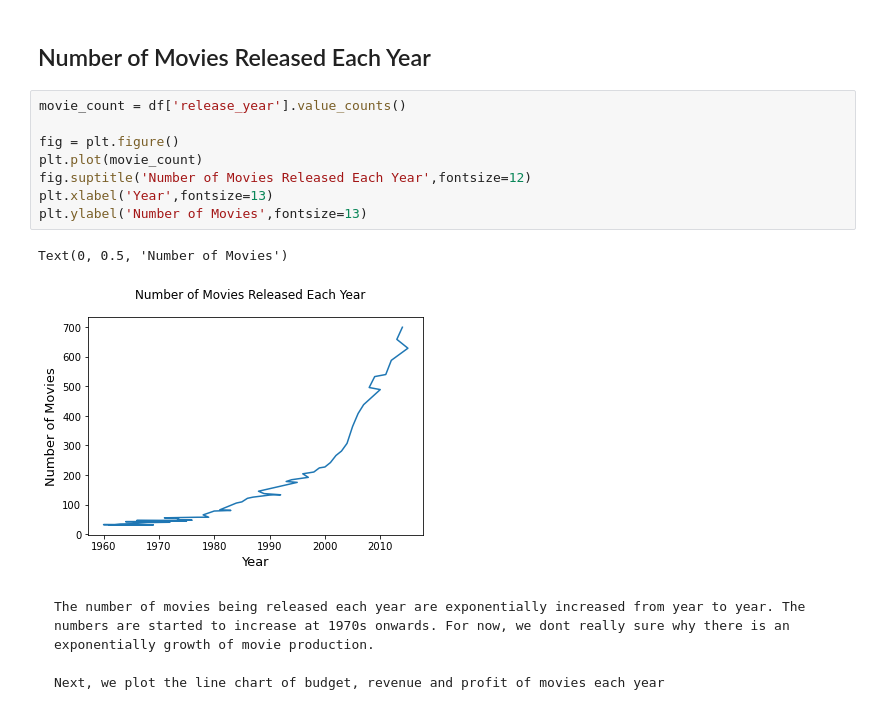
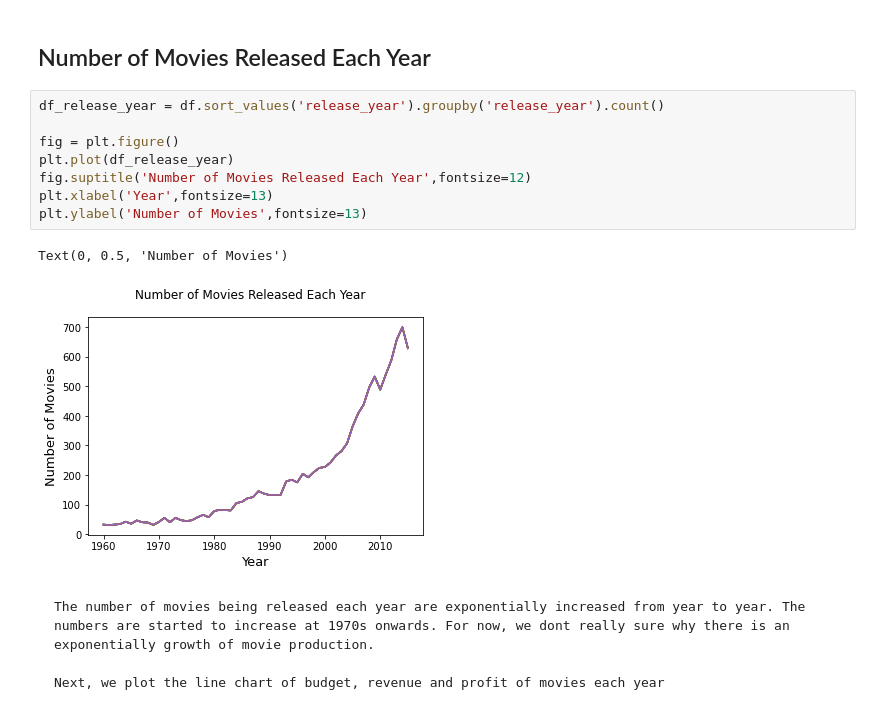
Before and after one commit to darwin2410-py/TMDB_Movies_EDA, a Jupyter notebook: tmdb_movies_eda.ipynb, the cells around one changed output. Saved outputs shown, nothing was run; the diff lists cells and outputs as text.

```diff
--- a/tmdb_movies_eda.ipynb
+++ b/tmdb_movies_eda.ipynb
@@ -177,16 +177,16 @@ df.sort_values('profit', ascending=False).head(3)
 # %% [markdown]
 ## Number of Movies Released Each Year
 # %%
-movie_count = df['release_year'].value_counts()
+df_release_year = df.sort_values('release_year').groupby('release_year').count()
 
 fig = plt.figure()
-plt.plot(movie_count)
+plt.plot(df_release_year)
 fig.suptitle('Number of Movies Released Each Year',fontsize=12)
 plt.xlabel('Year',fontsize=13)
 plt.ylabel('Number of Movies',fontsize=13)
 # %% [output]
 Text(0, 0.5, 'Number of Movies')
-[figure, old version]
+[figure, new version]
 # %% [markdown]
     The number of movies being released each year are exponentially increased from year to year. The numbers are started to increase at 1970s onwards. For now, we dont really sure why there is an exponentially growth of movie production.
 
```
Also changed, not shown: parts of 5 cells of this notebook.
